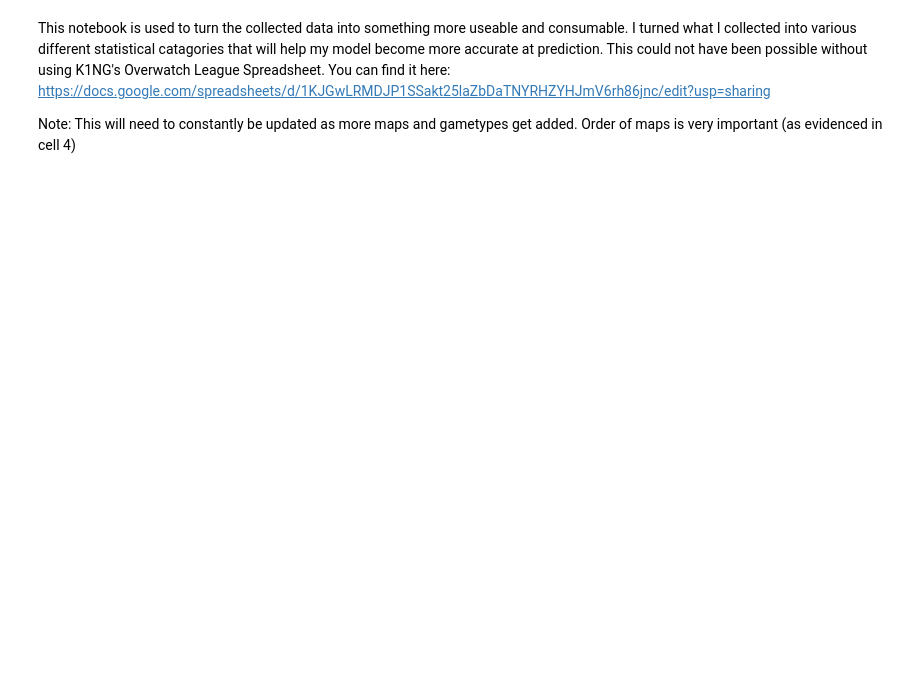
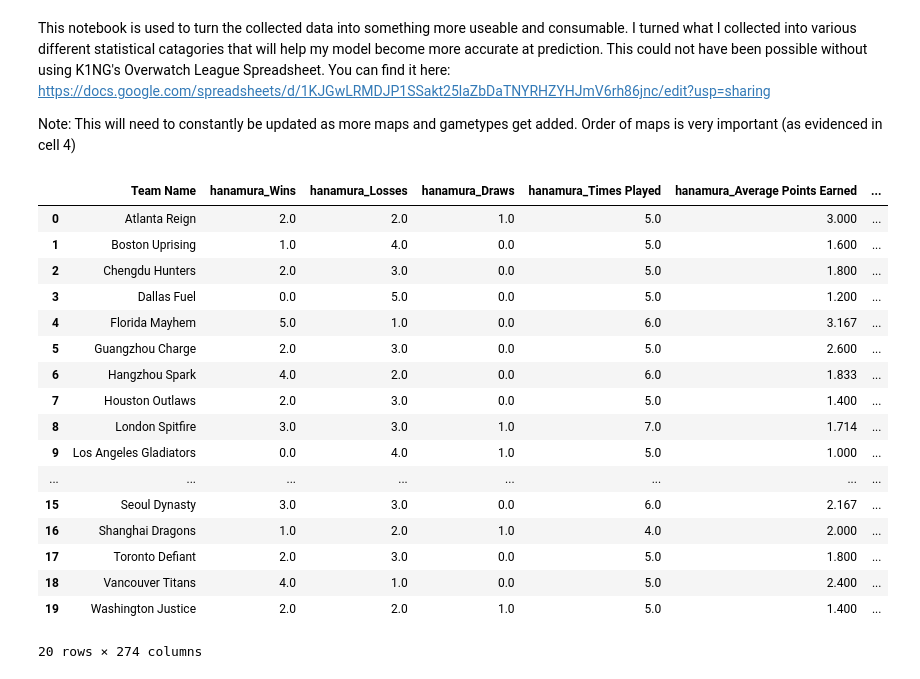
Before and after one commit to ranamerp/owl-prediction-bot, a Jupyter notebook: Data Cleansing.ipynb, the cells around one changed output. Drawn from its saved outputs; the diff is of its cells as text; code cells hidden in the pictures; blank space fills up the shorter version.

Commit message:
Created Filtration System Compatible with missing map data(map not in map pool for stage) Added Wins, Losses, and Draws to Stats table

```diff
--- a/Data Cleansing.ipynb
+++ b/Data Cleansing.ipynb
@@ -11,4 +11,13 @@ import re
 # %%
 #Getting Dictionary of Team Names
 from constants import ID_TO_NAME
+# %%
+#This gets the 2019 data. However, this will work for any amount of data, regardless of year.
+df= pd.read_csv("data2019.csv")
+#df2018 = pd.read_csv("data2018.csv")
+
+#df = pd.concat([df2018, df2019])
+
+#Created a Filtration System to filter out certain stats
+df = df[~df.stage.str.contains("Post")]
 # %%
@@ -249,21 +266,41 @@ for i in teamnames:
 # %%
 #Turn data into dataframe
 datadf = pd.DataFrame(team_series)
 
 #Assign map names to each series of data
 map_names = ["busan","ilios","lijiang","nepal","oasis",
              "hanamura","horizon-lunar-colony","paris","temple-of-anubis","volskaya",
              "blizzard-world","eichenwalde","hollywood","kings-row","numbani",
              "dorado","havana","junkertown","rialto","route-66","gibraltar"]
 
 #Adds Percentages and Rankings for each team
 for stringtest in map_names:
     wincol = datadf[stringtest+"_Win %"].rank(ascending = False, method = "min")
     truecol = datadf[stringtest+"_True %"].rank(ascending = False, method = "min")
     mappolcol = datadf[stringtest+"_Map Potential %"].rank(ascending = False, method = "min")
     datadf.insert(datadf.columns.get_loc(stringtest+"_Win %") + 1, stringtest+"_Win % Rank", wincol )
     datadf.insert(datadf.columns.get_loc(stringtest+"_True %") + 1, stringtest+"_True % Rank", truecol )
     datadf.insert(datadf.columns.get_loc(stringtest+"_Map Potential %") + 1, stringtest+"_Map Potential % Rank", mappolcol )
+datadf
+# %% [output]
+|  | Team Name | hanamura_Wins | hanamura_Losses | hanamura_Draws | hanamura_Times Played | hanamura_Average Points Earned | ... |
+| 0 | Atlanta Reign | 2.0 | 2.0 | 1.0 | 5.0 | 3.000 | ... |
+| 1 | Boston Uprising | 1.0 | 4.0 | 0.0 | 5.0 | 1.600 | ... |
+| 2 | Chengdu Hunters | 2.0 | 3.0 | 0.0 | 5.0 | 1.800 | ... |
+| 3 | Dallas Fuel | 0.0 | 5.0 | 0.0 | 5.0 | 1.200 | ... |
+| 4 | Florida Mayhem | 5.0 | 1.0 | 0.0 | 6.0 | 3.167 | ... |
+| 5 | Guangzhou Charge | 2.0 | 3.0 | 0.0 | 5.0 | 2.600 | ... |
+| 6 | Hangzhou Spark | 4.0 | 2.0 | 0.0 | 6.0 | 1.833 | ... |
+| 7 | Houston Outlaws | 2.0 | 3.0 | 0.0 | 5.0 | 1.400 | ... |
+| 8 | London Spitfire | 3.0 | 3.0 | 1.0 | 7.0 | 1.714 | ... |
+| 9 | Los Angeles Gladiators | 0.0 | 4.0 | 1.0 | 5.0 | 1.000 | ... |
+| ... | ... | ... | ... | ... | ... | ... | ... |
+| 15 | Seoul Dynasty | 3.0 | 3.0 | 0.0 | 6.0 | 2.167 | ... |
+| 16 | Shanghai Dragons | 1.0 | 2.0 | 1.0 | 4.0 | 2.000 | ... |
+| 17 | Toronto Defiant | 2.0 | 3.0 | 0.0 | 5.0 | 1.800 | ... |
+| 18 | Vancouver Titans | 4.0 | 1.0 | 0.0 | 5.0 | 2.400 | ... |
+| 19 | Washington Justice | 2.0 | 2.0 | 1.0 | 5.0 | 1.400 | ... |
+20 rows × 274 columns
 # %%
 #renaming for writeability
 stats= datadf
```
Also changed, not shown: parts of 3 cells of this notebook.
